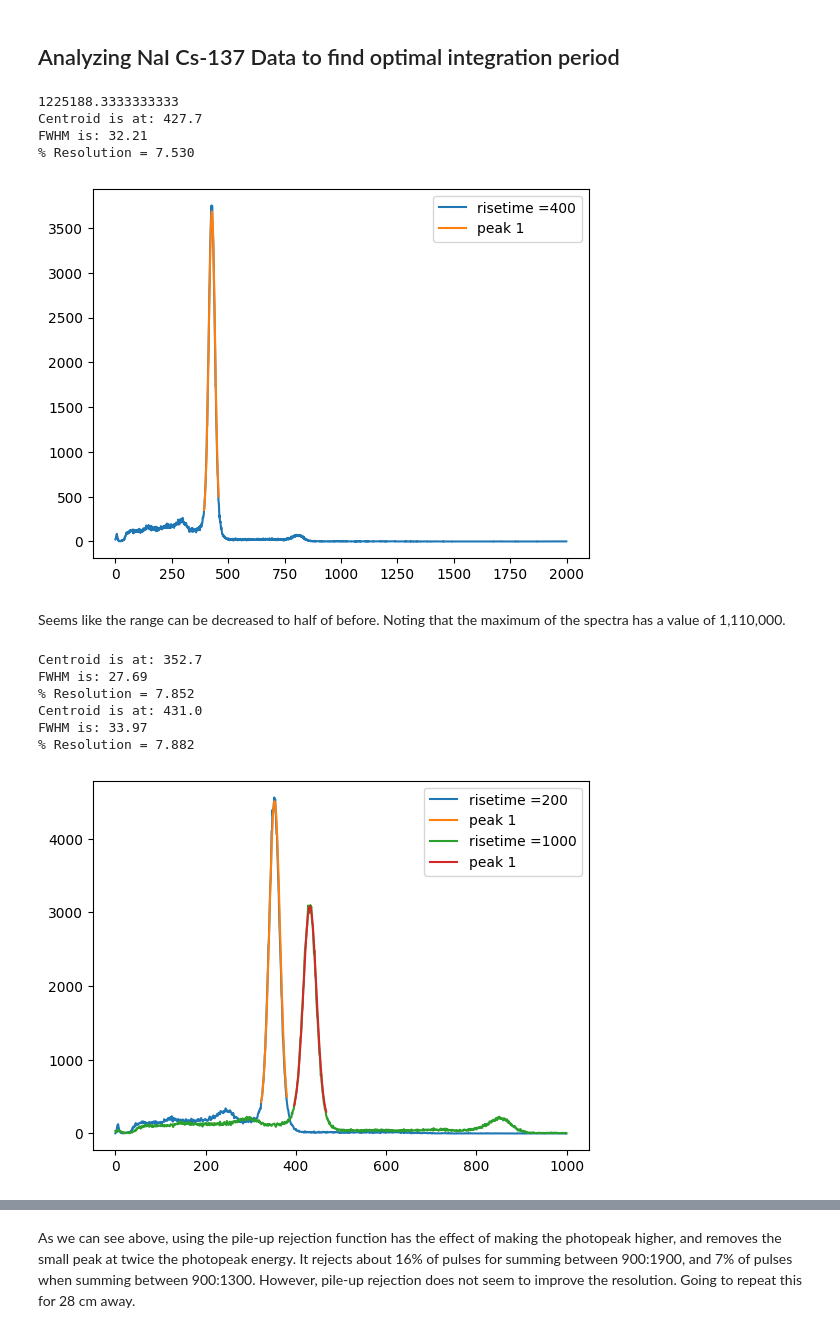
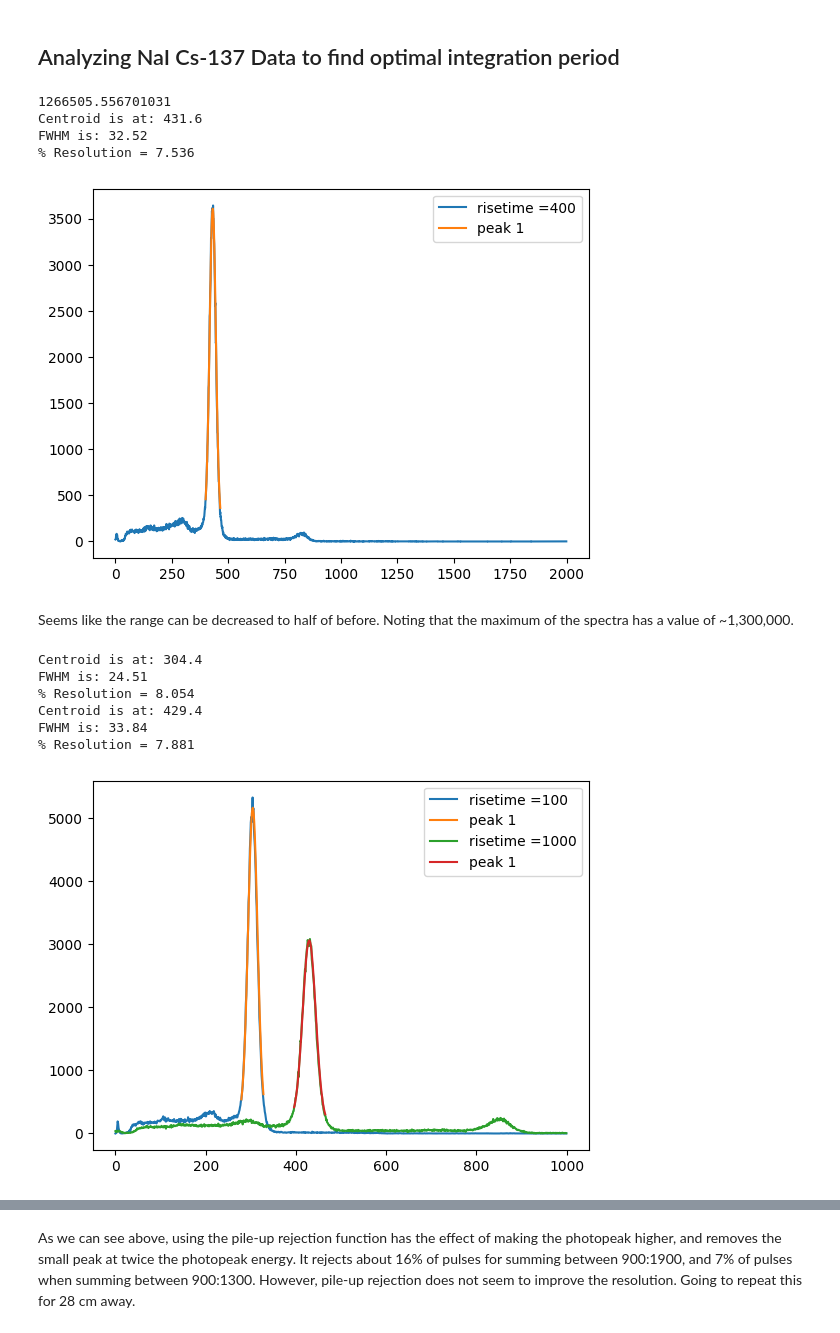
Before and after one commit to UCB-NE-204-2022/Devin_Thatcher_NE204, a Jupyter notebook: Lab2/Jupyter/NE204Lab2.ipynb, the cells around one changed output, grey strips where cells are left out. Saved outputs shown, nothing was run; the diff lists cells and outputs as text; code cells hidden in the pictures.

```diff
--- a/Lab2/Jupyter/NE204Lab2.ipynb
+++ b/Lab2/Jupyter/NE204Lab2.ipynb
@@ -11,29 +11,29 @@ import h5py
 from scipy.optimize import curve_fit
 from scipy.signal import find_peaks, peak_widths
 # %%
-def ViewPulses(filelocation, events, XRange, preTrgrDly):
+def ViewPulses(filelocation, events, XRange, beforepulse):
     with h5py.File(filelocation, 'r') as f:
         for a in range(events):
             pulse = np.array(f['raw_data'][a])  # type: ignore
-            baseline = np.average(pulse[:preTrgrDly-100])
+            baseline = np.average(pulse[:beforepulse])
             pulse = pulse - baseline
             plt.plot(range(XRange[0], XRange[1]), pulse[XRange[0]:XRange[1]])
         plt.xlabel("Counts (4 nanoseconds per)")
         plt.ylabel("Units proportional to voltage")
 
-def CreateSpectra(filelocation, events, preTrgrDly, risetime):
+def CreateSpectra(filelocation, events, beforepulse, risetime):
     with h5py.File(filelocation, 'r') as f:
         spectra = []
         for a in range(events):
             pulse = np.array(f['raw_data'][a])  # type: ignore
-            baseline = np.average(pulse[:preTrgrDly-100])
+            baseline = np.average(pulse[:beforepulse])
             pulse = pulse - baseline
-            sum = np.sum(pulse[preTrgrDly-100:preTrgrDly+risetime-100])
+            sum = np.sum(pulse[beforepulse:beforepulse+risetime])
             if sum > 0:
                 spectra.append(sum)
         return(spectra)
 
-def CreateSpectra_reject(filelocation, events, preTrgrDly, risetimefast, risetimeslow):
+def CreateSpectra_reject(filelocation, events, beforepulse, risetimefast, risetimeslow):
     with h5py.File(filelocation, 'r') as f:
         spectra = []
         a = 0
@@ -41,12 +41,12 @@ def CreateSpectra_reject(filelocation, events, preTrgrDly, risetimefast, risetim
         while len(spectra) < events:
             pulse = np.array(f['raw_data'][a])  # type: ignore
             a += 1
-            baseline = np.average(pulse[:preTrgrDly-100])
+            baseline = np.average(pulse[:beforepulse])
             pulse = pulse - baseline
-            fastsum = np.sum(pulse[preTrgrDly:preTrgrDly+risetimefast])
-            slowsum = np.sum(pulse[preTrgrDly+risetimefast:preTrgrDly+risetimeslow-100])
+            fastsum = np.sum(pulse[beforepulse:beforepulse+risetimefast])
+            slowsum = np.sum(pulse[beforepulse+risetimefast:beforepulse+risetimeslow])
             if fastsum > slowsum:
-                spectra.append(np.sum(pulse[preTrgrDly-100:preTrgrDly+risetimeslow-100]))
+                spectra.append(np.sum(pulse[beforepulse:beforepulse+risetimeslow]))
             else:
                 rejectedpulses += 1
         return(spectra, rejectedpulses)
@@ -155,11 +176,11 @@ Will have to return to lab to get more data with CLLBC, did not capture the whol
 # %%
 filelocation = r"C:\Users\devth\Documents\NE204Offline\Inorganic\NaI_Cs137_28cm_30.h5"
 events = 200000
-preTrgrDly = 1000
+beforepulse = 970
 peakdistance = 10
 prominencefactor = 10
 risetime = 400
-spectra = CreateSpectra(filelocation, events, preTrgrDly, risetime)
+spectra = CreateSpectra(filelocation, events, beforepulse, risetime)
 print(np.max(spectra))
 hist, bins = np.histogram(spectra, bins = 2000, range = (0, 400000))
 plt.plot(range(np.size(hist)), hist, label="risetime =" + str(risetime))
@@ -172,47 +193,47 @@ for i in range(numberofpeaks):
 plt.legend(loc='upper right')
 plt.show()
 # %% [output]
-1225188.3333333333
-Centroid is at: 427.7
-FWHM is: 32.21
-% Resolution = 7.530
+1266505.556701031
+Centroid is at: 431.6
+FWHM is: 32.52
+% Resolution = 7.536
-[figure, old version]
+[figure, new version]
 # %% [markdown]
-Seems like the range can be decreased to half of before. Noting that the maximum of the spectra has a value of 1,110,000.
+Seems like the range can be decreased to half of before. Noting that the maximum of the spectra has a value of ~1,300,000.
 # %%
 filelocation = r"C:\Users\devth\Documents\NE204Offline\Inorganic\NaI_Cs137_28cm_30.h5"
-risetime = 200
+risetime = 100
 
-spectra = CreateSpectra(filelocation, events, preTrgrDly, risetime)
+spectra = CreateSpectra(filelocation, events, beforepulse, risetime)
 hist, bins = np.histogram(spectra, bins = 1000, range = (0, 200000))
 plt.plot(range(np.size(hist)), hist, label="risetime =" + str(risetime))
 Xranges, coefficients, numberofpeaks, FWHMs = PeakInfo(hist, peakdistance, prominencefactor)
 for i in range(numberofpeaks):
     plt.plot(Xranges[i], Gaussian(Xranges[i], *coefficients[i]), label="peak " + str(i+1))
     print("Centroid is at: " + str(coefficients[i][1])[:5])
     print("FWHM is: " + str(2.35*coefficients[i][2])[:5])
     print("% Resolution = " + str(100*2.35*coefficients[i][2]/coefficients[i][1])[:5])
 
 filelocation = r"C:\Users\devth\Documents\NE204Offline\Inorganic\NaI_Cs137_28cm_30.h5"
 risetime = 1000
 
-spectra = CreateSpectra(filelocation, events, preTrgrDly, risetime)
+spectra = CreateSpectra(filelocation, events, beforepulse, risetime)
 hist, bins = np.histogram(spectra, bins = 1000, range = (0, 200000))
 plt.plot(range(np.size(hist)), hist, label="risetime =" + str(risetime))
 Xranges, coefficients, numberofpeaks, FWHMs = PeakInfo(hist, peakdistance, prominencefactor)
 for i in range(numberofpeaks):
     plt.plot(Xranges[i], Gaussian(Xranges[i], *coefficients[i]), label="peak " + str(i+1))
     print("Centroid is at: " + str(coefficients[i][1])[:5])
     print("FWHM is: " + str(2.35*coefficients[i][2])[:5])
     print("% Resolution = " + str(100*2.35*coefficients[i][2]/coefficients[i][1])[:5])
 
 plt.legend(loc='upper right')
 plt.show()
 # %% [output]
-Centroid is at: 352.7
-FWHM is: 27.69
-% Resolution = 7.852
-Centroid is at: 431.0
-FWHM is: 33.97
-% Resolution = 7.882
+Centroid is at: 304.4
+FWHM is: 24.51
+% Resolution = 8.054
+Centroid is at: 429.4
+FWHM is: 33.84
+% Resolution = 7.881
-[figure, old version]
+[figure, new version]
```
Also changed, not shown: parts of 37 cells of this notebook, 6 other files.
